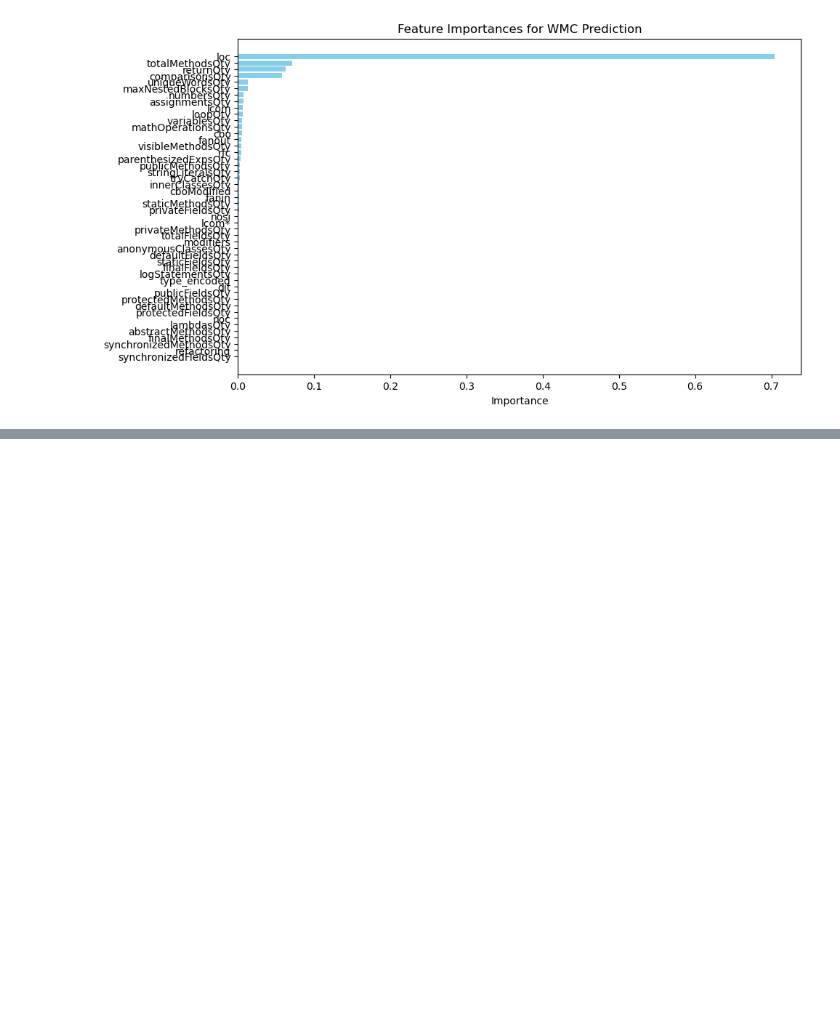
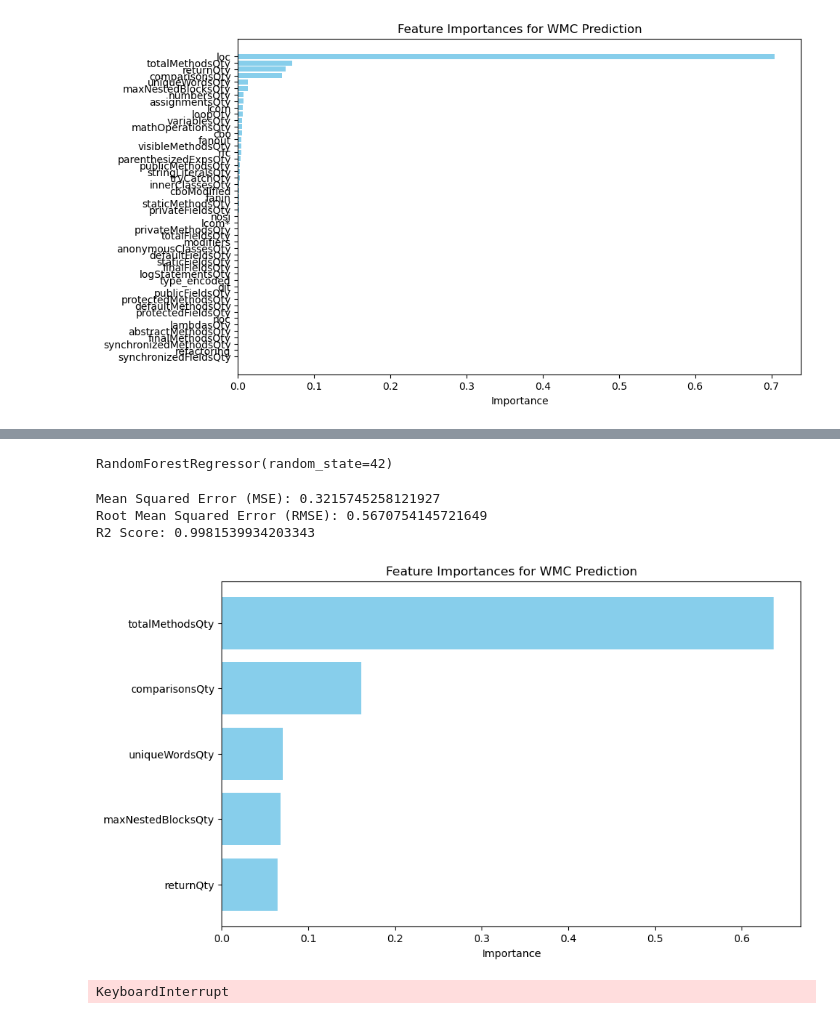
Before and after one commit to eyp091/software_metrics, a Jupyter notebook: new_model_regression.ipynb, the cells around one changed output, grey strips where cells are left out. Drawn from its saved outputs; the diff is of its cells as text; code cells hidden in the pictures; blank space fills up the shorter version.

```diff
--- a/new_model_regression.ipynb
+++ b/new_model_regression.ipynb
@@ -145,3 +145,7 @@ plt.title('Feature Importances for WMC Prediction')
 plt.show()
 # %% [output]
 [figure]
+# %%
+required_columns = ["returnQty", "totalMethodsQty", "comparisonsQty", "uniqueWordsQty", "maxNestedBlocksQty"]
+
+new_data = data[required_columns]
@@ -147,0 +168,9 @@ plt.show()
+# %%
+X = new_data
+
+X_new_train, X_new_test, y_train, y_test = train_test_split(X, y, test_size=0.2, random_state=42)
+# %%
+model = RandomForestRegressor(random_state=42, n_estimators=100)
+model.fit(X_new_train, y_train)
+# %% [output]
+RandomForestRegressor(random_state=42)
@@ -147,0 +179,31 @@ plt.show()
+# %%
+mse = mean_squared_error(y_test, y_pred)
+rmse = np.sqrt(mse)
+r2 = r2_score(y_test, y_pred)
+
+print(f"Mean Squared Error (MSE): {mse}")
+print(f"Root Mean Squared Error (RMSE): {rmse}")
+print(f"R2 Score: {r2}")
+# %% [output]
+Mean Squared Error (MSE): 0.3215745258121927
+Root Mean Squared Error (RMSE): 0.5670754145721649
+R2 Score: 0.9981539934203343
+# %%
+import matplotlib.pyplot as plt
+
+feature_importances = model.feature_importances_
+feature_names = X.columns
+
+importance_df = pd.DataFrame({
+    'Feature': feature_names,
+    'Importance': feature_importances
+}).sort_values(by='Importance', ascending=False)
+
+plt.figure(figsize=(10, 6))
+plt.barh(importance_df['Feature'], importance_df['Importance'], color='skyblue')
+plt.gca().invert_yaxis()
+plt.xlabel('Importance')
+plt.title('Feature Importances for WMC Prediction')
+plt.show()
+# %% [output]
+[figure, added]
@@ -147,0 +221,4 @@ plt.show()
+# %%
+rf_cv_model.fit(X_new_train, y_train)
+# %% [output]
+KeyboardInterrupt
```
Also changed, not shown: parts of 10 cells of this notebook, 3 other files.
